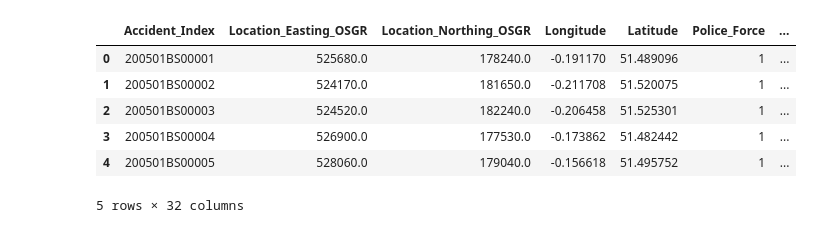
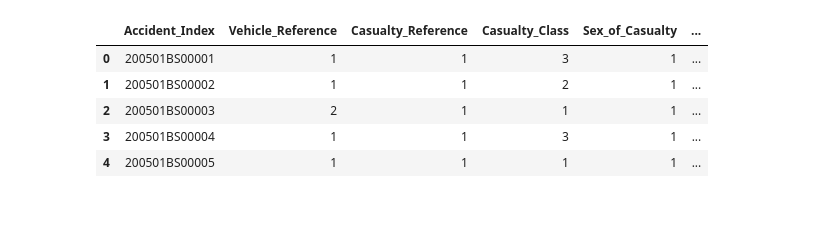
Before and after one commit to ersan-kucukoglu/accidents_python-project, a Jupyter notebook: code/data_cleaning.ipynb, the cells around one changed output. Cells and saved outputs as stored; diff of their text form; code cells hidden in the pictures.

Commit message:
added info dataframes

```diff
--- a/code/data_cleaning.ipynb
+++ b/code/data_cleaning.ipynb
@@ -11,10 +18,10 @@ accidents_df = pd.read_csv('/Users/ersankucukoglu/Desktop/Projects/accidents_pyt
 # %%
-accidents_df.head()
+casualties_raw = pd.read_csv('/Users/ersankucukoglu/Desktop/Projects/accidents_python-project/data/raw/Casualties0515.csv',on_bad_lines='skip')
+casualties_raw.head()
 # %% [output]
-|  | Accident_Index | Location_Easting_OSGR | Location_Northing_OSGR | Longitude | Latitude | Police_Force | ... |
-| 0 | 200501BS00001 | 525680.0 | 178240.0 | -0.191170 | 51.489096 | 1 | ... |
-| 1 | 200501BS00002 | 524170.0 | 181650.0 | -0.211708 | 51.520075 | 1 | ... |
-| 2 | 200501BS00003 | 524520.0 | 182240.0 | -0.206458 | 51.525301 | 1 | ... |
-| 3 | 200501BS00004 | 526900.0 | 177530.0 | -0.173862 | 51.482442 | 1 | ... |
-| 4 | 200501BS00005 | 528060.0 | 179040.0 | -0.156618 | 51.495752 | 1 | ... |
+|  | Accident_Index | Vehicle_Reference | Casualty_Reference | Casualty_Class | Sex_of_Casualty | ... |
+| 0 | 200501BS00001 | 1 | 1 | 3 | 1 | ... |
+| 1 | 200501BS00002 | 1 | 1 | 2 | 1 | ... |
+| 2 | 200501BS00003 | 2 | 1 | 1 | 1 | ... |
+| 3 | 200501BS00004 | 1 | 1 | 3 | 1 | ... |
+| 4 | 200501BS00005 | 1 | 1 | 1 | 1 | ... |
-5 rows × 32 columns
```
Also changed, not shown: parts of 8 cells of this notebook.
